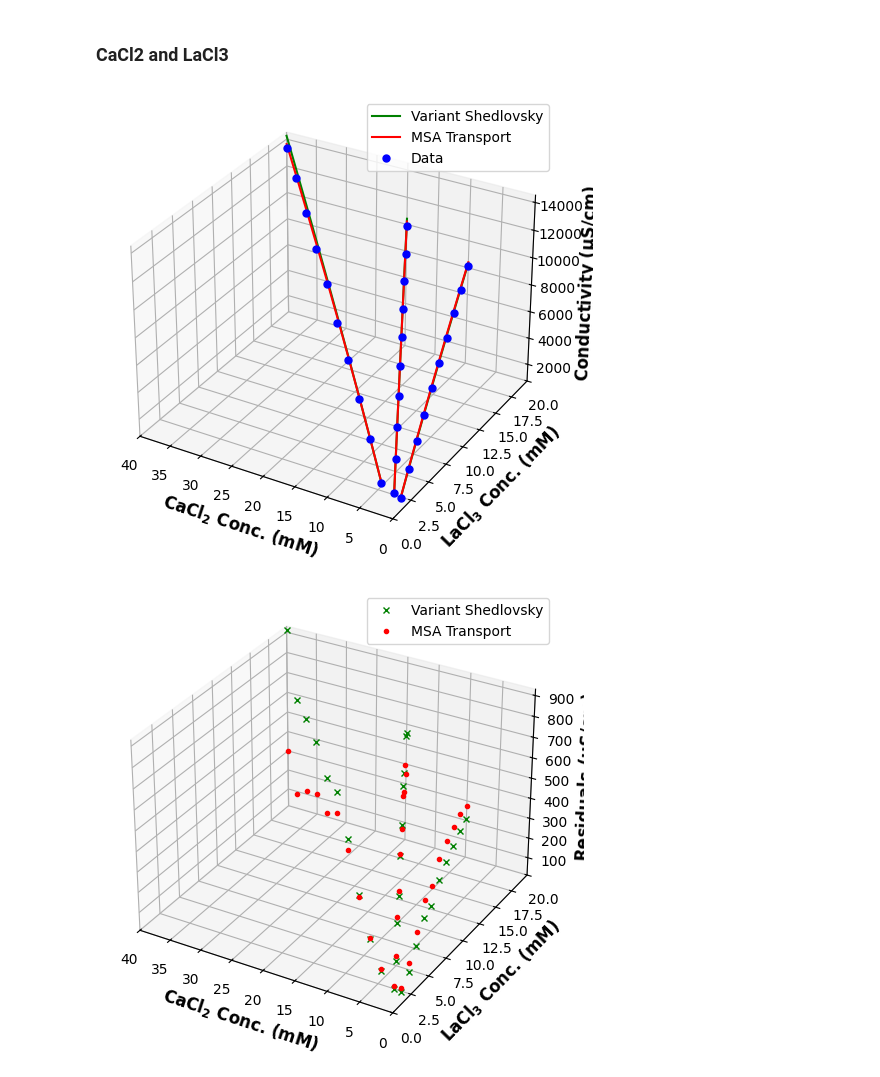
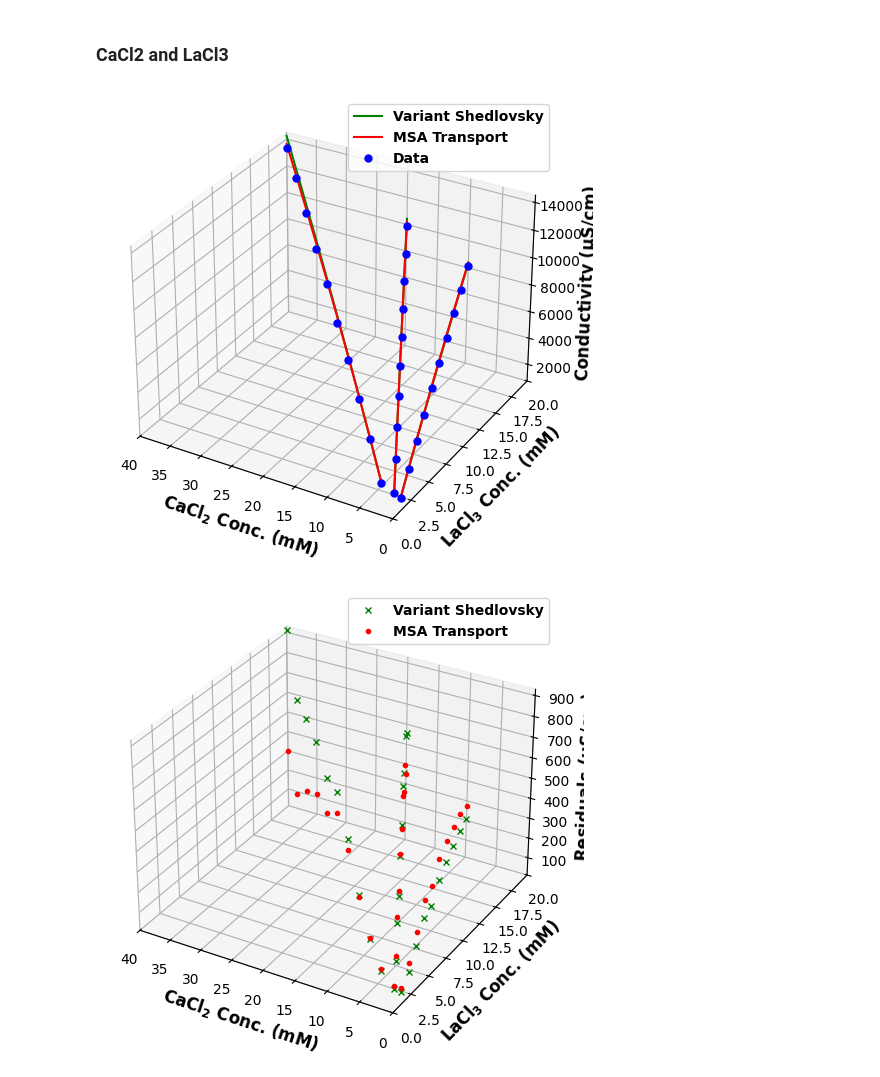
Before and after one commit to dowlinglab/salts-conductivity-modelling, a Jupyter notebook: Multicomponents-conductivity-theory-clean.ipynb, the cells around one changed output. Saved outputs shown, nothing was run; the diff lists cells and outputs as text; code cells hidden in the pictures.

```diff
--- a/Multicomponents-conductivity-theory-clean.ipynb
+++ b/Multicomponents-conductivity-theory-clean.ipynb
@@ -1306,35 +1306,35 @@ specific_cond_32 = [specific_cond_cacl2_22[i] + specific_cond_lacl3_22[i] for i
 specific_cond_33 = [specific_cond_cacl2_23[i] + specific_cond_lacl3_23[i] for i in range(ndata2)]
 
 # making plot comparison of calculated and experimental conductivity of NaCl and CaCl2
 fig = plt.figure()
 ax = fig.add_subplot(projection='3d')
 
 # plotting
 ax.plot3D(CaCl2_conc2, LaCl3_conc, specific_cond_31, color="green", label="Variant Shedlovsky")
 ax.plot3D(CaCl2_conc22, LaCl3_conc12, specific_cond_32, color="green")
 ax.plot3D(CaCl2_conc23, LaCl3_conc13, specific_cond_33, color="green")
 ax.plot3D(CaCl2_conc2, LaCl3_conc, all_cond_calc_con2, color="red", label="MSA Transport")
 ax.plot3D(CaCl2_conc22, LaCl3_conc12, all_cond_calc_con22, color="red")
 ax.plot3D(CaCl2_conc23, LaCl3_conc13, all_cond_calc_con23, color="red")
 ax.plot3D(CaCl2_conc2, LaCl3_conc, cond_exp2, "b.", markersize=10, label="Data")
 ax.plot3D(CaCl2_conc22, LaCl3_conc12, cond_exp22, "b.", markersize=10)
 ax.plot3D(CaCl2_conc23, LaCl3_conc13, cond_exp23, "b.", markersize=10)
 ax.set_xlim(40, 0)
 ax.set_ylim(0, 20)
 ax.tick_params(axis='x', labelsize=10)
 ax.tick_params(axis='y', labelsize=10)
 ax.tick_params(axis='z', labelsize=10)
 ax.tick_params(direction="in",top=True, right=True)
 # ax.set_title('3D Conductivity Plot', fontsize=12,fontweight='bold')
 ax.set_zlabel("Conductivity ($\mathbf{\mu}$S/cm)", fontsize=12,fontweight='bold')
 ax.set_xlabel("CaC$\mathbf{l_2}$ Conc. (mM)", fontsize=12,fontweight='bold')
 ax.set_ylabel("LaC$\mathbf{l_3}$ Conc. (mM)", fontsize=12,fontweight='bold')
-ax.legend()
+ax.legend(prop={"weight":"bold"})
 plt.tight_layout()
 plt.savefig("msc_single_ca_la_comparison.png")
 plt.show()
 # %% [output]
-[figure, old version]
+[figure, new version]
 # %%
 # residuals for CaCl2 and LaCl3
 e2_2 = [specific_cond_31[i] - cond_exp2[i] for i in range(ndata2)]
@@ -1362,12 +1362,12 @@ ax.tick_params(direction="in",top=True, right=True)
 ax.set_zlabel("Residuals ($\mathbf{\mu}$S/cm)", fontsize=12,fontweight='bold')
 ax.set_xlabel("CaC$\mathbf{l_2}$ Conc. (mM)", fontsize=12,fontweight='bold')
 ax.set_ylabel("LaC$\mathbf{l_3}$ Conc. (mM)", fontsize=12,fontweight='bold')
-ax.legend()
+ax.legend(prop={"weight":"bold"})
 plt.tight_layout()
 plt.savefig("residuals_msc_single_ca_la_comparison.png")
 plt.show()
 # %% [output]
-[figure, old version]
+[figure, new version]
 # %%
 # residuals fraction
 residuals_percent2_2 = [100*e2_2[i]/cond_exp2[i] for i in range(ndata2)]
```
Also changed, not shown: parts of 7 cells of this notebook, 15 other files.
